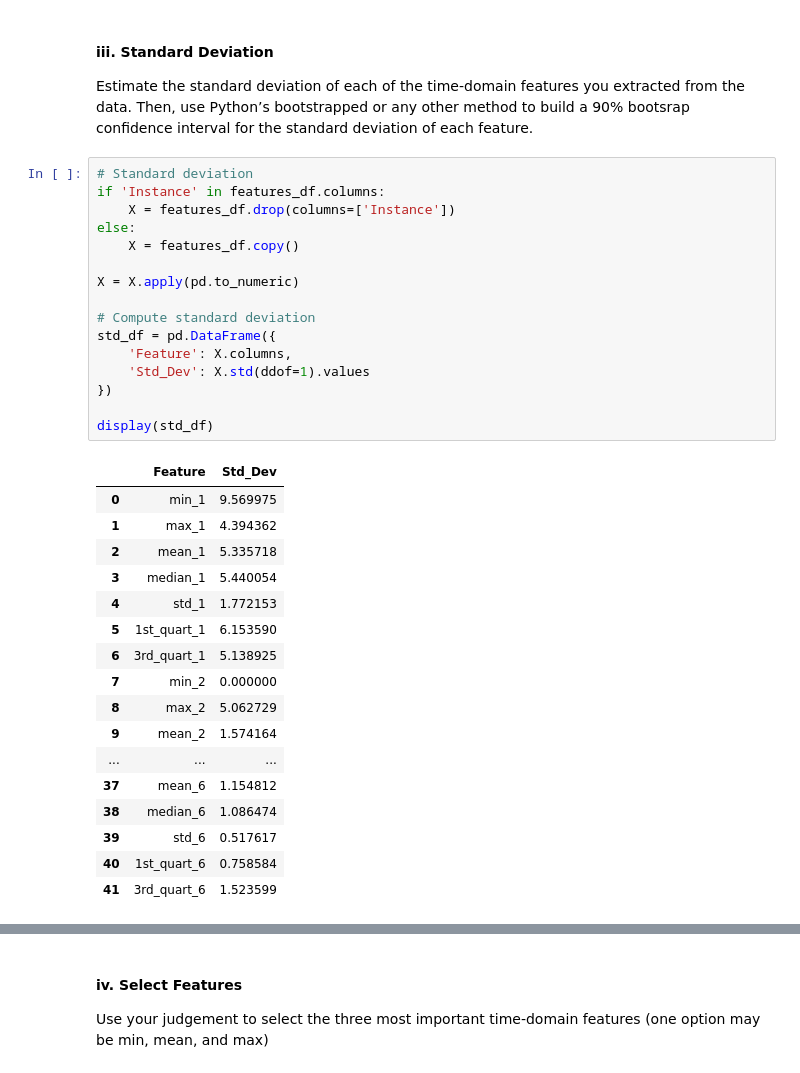
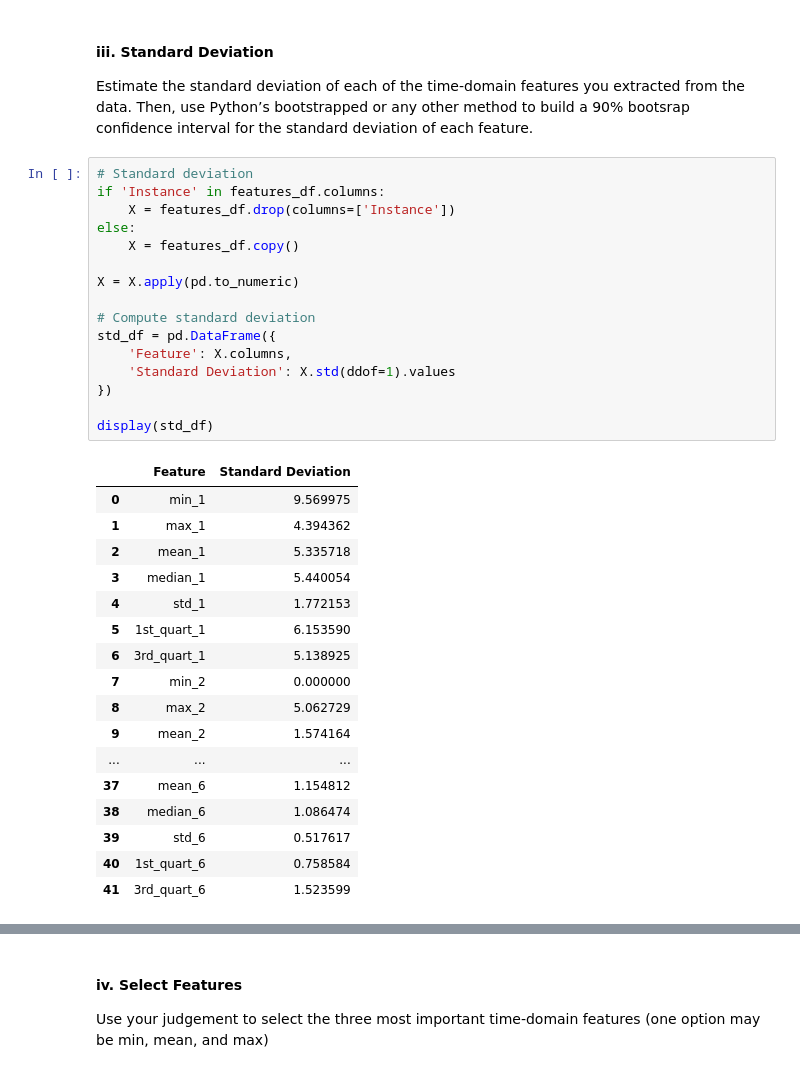
Before and after one commit to lyuanh0/DSCI552-HW3, a Jupyter notebook: notebook/Ho_LiYuan_HW3.ipynb, the cells around one changed output, grey strips where cells are left out. Saved outputs shown, nothing was run; the diff lists cells and outputs as text.

```diff
--- a/notebook/Ho_LiYuan_HW3.ipynb
+++ b/notebook/Ho_LiYuan_HW3.ipynb
@@ -133,21 +133,21 @@ of each feature.
 # %%
 # Standard deviation
 if 'Instance' in features_df.columns:
     X = features_df.drop(columns=['Instance'])
 else:
     X = features_df.copy()
 
 X = X.apply(pd.to_numeric)
 
 # Compute standard deviation
 std_df = pd.DataFrame({
     'Feature': X.columns,
-    'Std_Dev': X.std(ddof=1).values
+    'Standard Deviation': X.std(ddof=1).values
 })
 
 display(std_df)
 # %% [output]
-|  | Feature | Std_Dev |
+|  | Feature | Standard Deviation |
 | 0 | min_1 | 9.569975 |
 | 1 | max_1 | 4.394362 |
 | 2 | mean_1 | 5.335718 |
```
Also changed, not shown: parts of 2 cells of this notebook.
